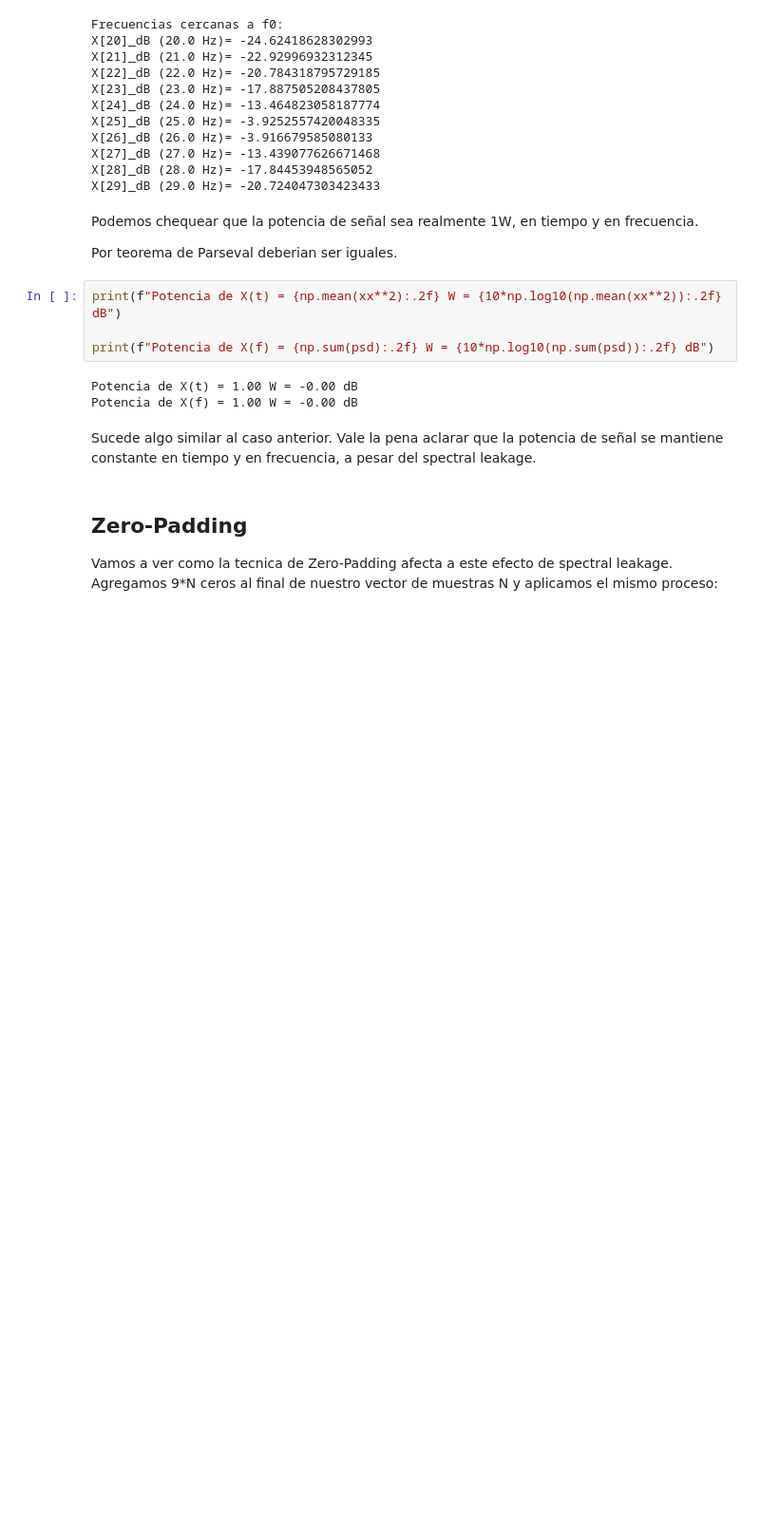
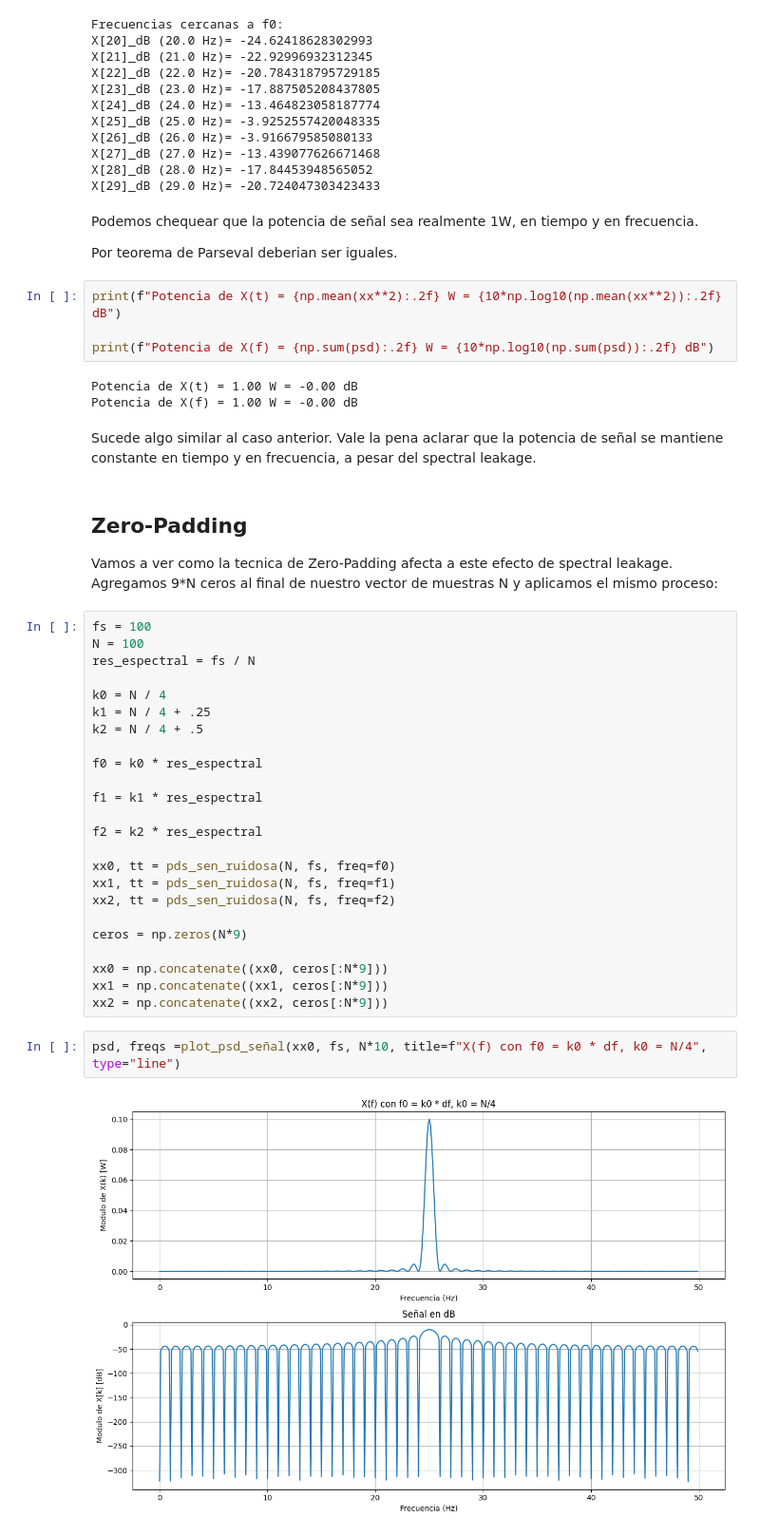
Before and after one commit to tomzuran/PDS2026, a Jupyter notebook: estiimacion_espectral.ipynb, the cells around one changed output. Shown at 95% size. Saved outputs shown, nothing was run; the diff lists cells and outputs as text; blank space fills up the shorter version.

```diff
--- a/estiimacion_espectral.ipynb
+++ b/estiimacion_espectral.ipynb
@@ -206,3 +212,31 @@ Sucede algo similar al caso anterior. Vale la pena aclarar que la potencia de se
 ## Zero-Padding
 
 Vamos a ver como la tecnica de Zero-Padding afecta a este efecto de spectral leakage. Agregamos 9*N ceros al final de nuestro vector de muestras N y aplicamos el mismo proceso:
+# %%
+fs = 100
+N = 100
+res_espectral = fs / N
+
+k0 = N / 4
+k1 = N / 4 + .25
+k2 = N / 4 + .5
+
+f0 = k0 * res_espectral
+
+f1 = k1 * res_espectral
+
+f2 = k2 * res_espectral
+
+xx0, tt = pds_sen_ruidosa(N, fs, freq=f0)
+xx1, tt = pds_sen_ruidosa(N, fs, freq=f1)
+xx2, tt = pds_sen_ruidosa(N, fs, freq=f2)
+
+ceros = np.zeros(N*9)
+
+xx0 = np.concatenate((xx0, ceros[:N*9]))
+xx1 = np.concatenate((xx1, ceros[:N*9]))
+xx2 = np.concatenate((xx2, ceros[:N*9]))
+# %%
+psd, freqs =plot_psd_señal(xx0, fs, N*10, title=f"X(f) con f0 = k0 * df, k0 = N/4", type="line")
+# %% [output]
+[figure, added]
```
Also changed, not shown: parts of 5 cells of this notebook, 1 other file.
